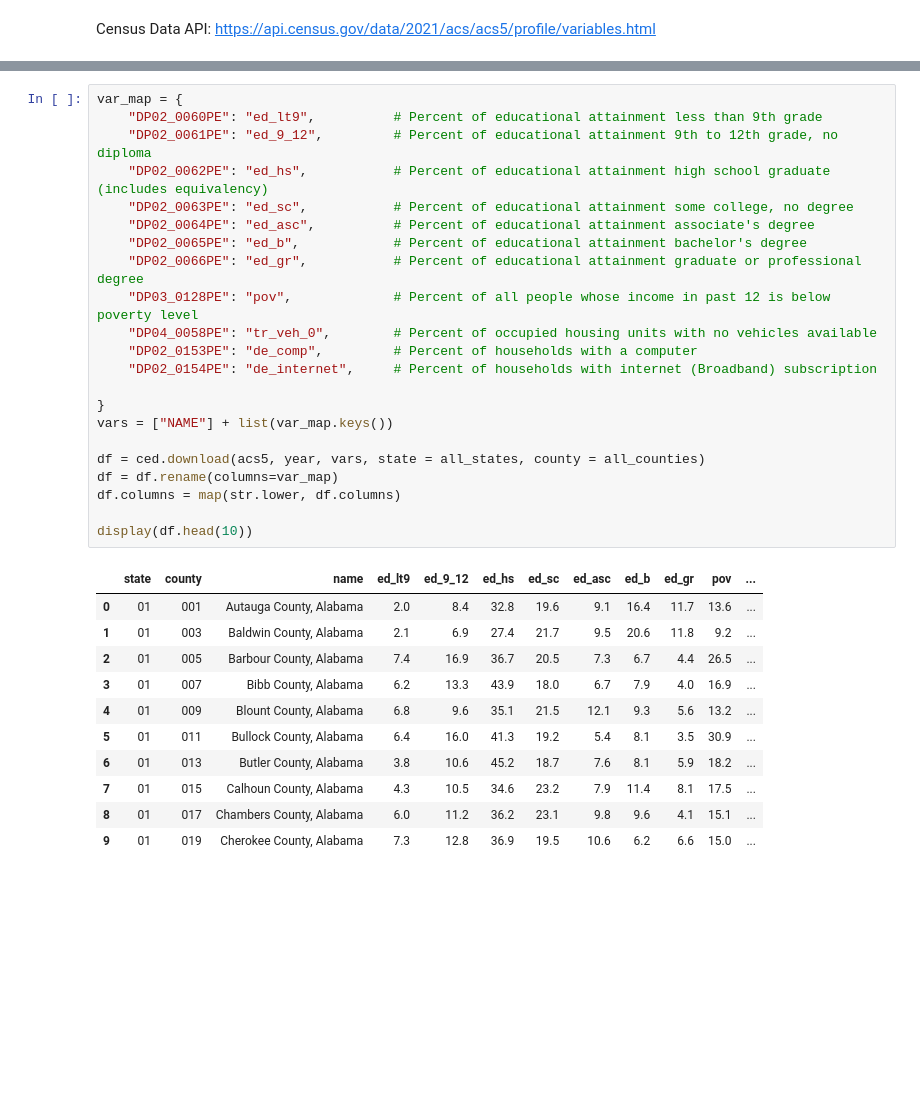
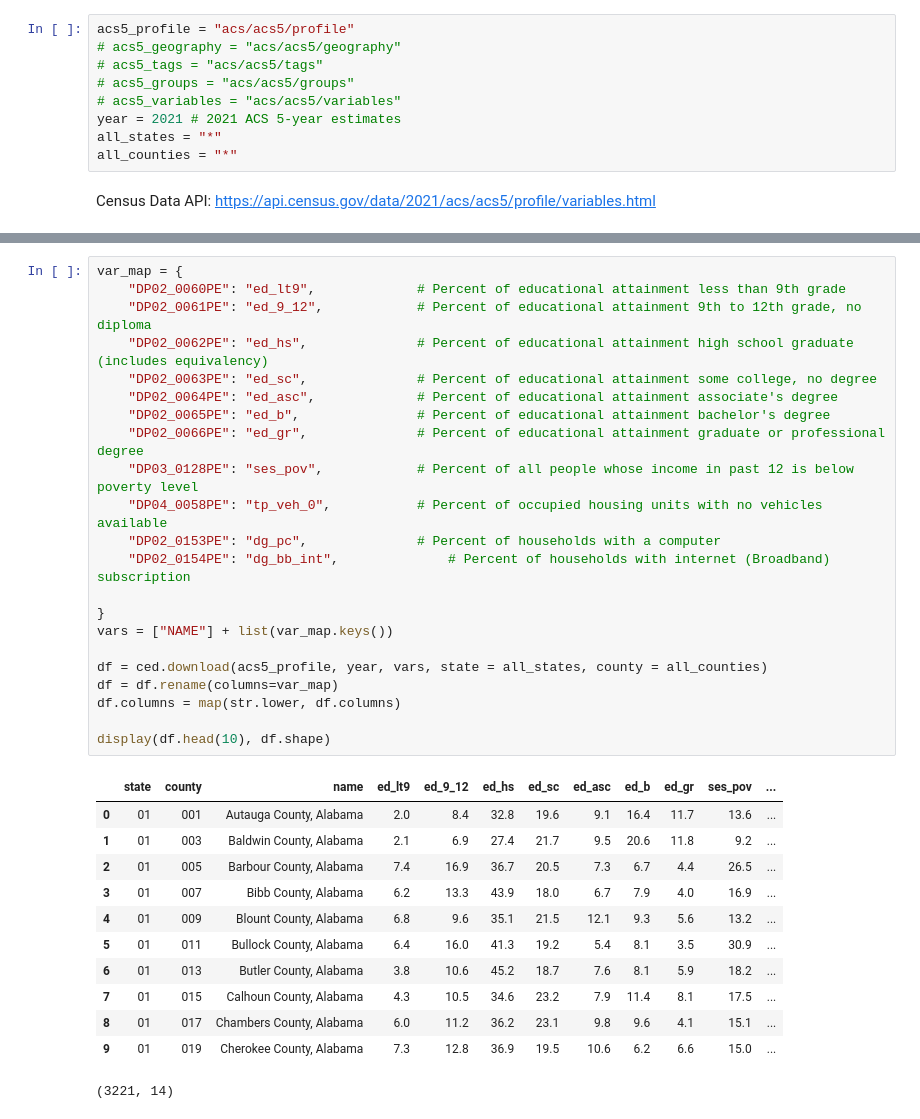
Before and after one commit to mfarme/eHealthEquity, a Jupyter notebook: Research/Data Source/ACS.ipynb, the cells around one changed output, grey strips where cells are left out. Drawn from its saved outputs; the diff is of its cells as text; blank space fills up the shorter version.

```diff
--- a/Research/Data Source/ACS.ipynb
+++ b/Research/Data Source/ACS.ipynb
@@ -16,2 +8,11 @@ all_counties = "*"
+# %%
+acs5_profile = "acs/acs5/profile"
+# acs5_geography = "acs/acs5/geography"
+# acs5_tags = "acs/acs5/tags"
+# acs5_groups = "acs/acs5/groups"
+# acs5_variables = "acs/acs5/variables"
+year = 2021 # 2021 ACS 5-year estimates
+all_states = "*"
+all_counties = "*"
 # %% [markdown]
 Census Data API: https://api.census.gov/data/2021/acs/acs5/profile/variables.html
@@ -18,27 +26,27 @@ Census Data API: https://api.census.gov/data/2021/acs/acs5/profile/variables.htm
 # %%
 var_map = {
-    "DP02_0060PE": "ed_lt9",          # Percent of educational attainment less than 9th grade
-    "DP02_0061PE": "ed_9_12",         # Percent of educational attainment 9th to 12th grade, no diploma
-    "DP02_0062PE": "ed_hs",           # Percent of educational attainment high school graduate (includes equivalency)
-    "DP02_0063PE": "ed_sc",           # Percent of educational attainment some college, no degree
-    "DP02_0064PE": "ed_asc",          # Percent of educational attainment associate's degree
-    "DP02_0065PE": "ed_b",            # Percent of educational attainment bachelor's degree
-    "DP02_0066PE": "ed_gr",           # Percent of educational attainment graduate or professional degree
-    "DP03_0128PE": "pov",             # Percent of all people whose income in past 12 is below poverty level
-    "DP04_0058PE": "tr_veh_0",        # Percent of occupied housing units with no vehicles available
-    "DP02_0153PE": "de_comp",         # Percent of households with a computer
-    "DP02_0154PE": "de_internet",     # Percent of households with internet (Broadband) subscription
+    "DP02_0060PE": "ed_lt9",             # Percent of educational attainment less than 9th grade
+    "DP02_0061PE": "ed_9_12",            # Percent of educational attainment 9th to 12th grade, no diploma
+    "DP02_0062PE": "ed_hs",              # Percent of educational attainment high school graduate (includes equivalency)
+    "DP02_0063PE": "ed_sc",              # Percent of educational attainment some college, no degree
+    "DP02_0064PE": "ed_asc",             # Percent of educational attainment associate's degree
+    "DP02_0065PE": "ed_b",               # Percent of educational attainment bachelor's degree
+    "DP02_0066PE": "ed_gr",              # Percent of educational attainment graduate or professional degree
+    "DP03_0128PE": "ses_pov",            # Percent of all people whose income in past 12 is below poverty level
+    "DP04_0058PE": "tp_veh_0",           # Percent of occupied housing units with no vehicles available
+    "DP02_0153PE": "dg_pc",              # Percent of households with a computer
+    "DP02_0154PE": "dg_bb_int",              # Percent of households with internet (Broadband) subscription
 
 }
 vars = ["NAME"] + list(var_map.keys())
 
-df = ced.download(acs5, year, vars, state = all_states, county = all_counties)
+df = ced.download(acs5_profile, year, vars, state = all_states, county = all_counties)
 df = df.rename(columns=var_map)
 df.columns = map(str.lower, df.columns)
 
-display(df.head(10))
+display(df.head(10), df.shape)
 # %% [output]
-|  | state | county | name | ed_lt9 | ed_9_12 | ed_hs | ed_sc | ed_asc | ed_b | ed_gr | pov | ... |
+|  | state | county | name | ed_lt9 | ed_9_12 | ed_hs | ed_sc | ed_asc | ed_b | ed_gr | ses_pov | ... |
 | 0 | 01 | 001 | Autauga County, Alabama | 2.0 | 8.4 | 32.8 | 19.6 | 9.1 | 16.4 | 11.7 | 13.6 | ... |
 | 1 | 01 | 003 | Baldwin County, Alabama | 2.1 | 6.9 | 27.4 | 21.7 | 9.5 | 20.6 | 11.8 | 9.2 | ... |
 | 2 | 01 | 005 | Barbour County, Alabama | 7.4 | 16.9 | 36.7 | 20.5 | 7.3 | 6.7 | 4.4 | 26.5 | ... |
@@ -49,4 +57,5 @@ display(df.head(10))
 | 7 | 01 | 015 | Calhoun County, Alabama | 4.3 | 10.5 | 34.6 | 23.2 | 7.9 | 11.4 | 8.1 | 17.5 | ... |
 | 8 | 01 | 017 | Chambers County, Alabama | 6.0 | 11.2 | 36.2 | 23.1 | 9.8 | 9.6 | 4.1 | 15.1 | ... |
 | 9 | 01 | 019 | Cherokee County, Alabama | 7.3 | 12.8 | 36.9 | 19.5 | 10.6 | 6.2 | 6.6 | 15.0 | ... |
+(3221, 14)
 # %%
```
Also changed, not shown: parts of 3 cells of this notebook, 2 other files.
